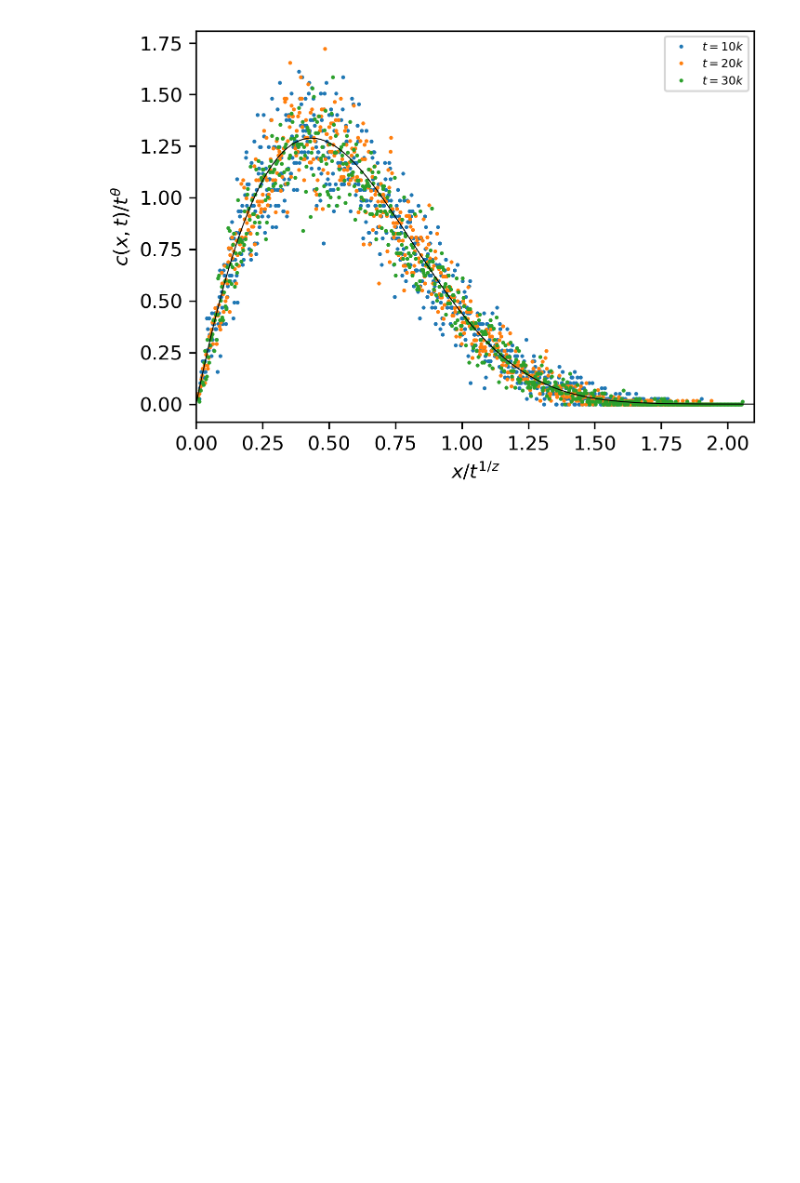
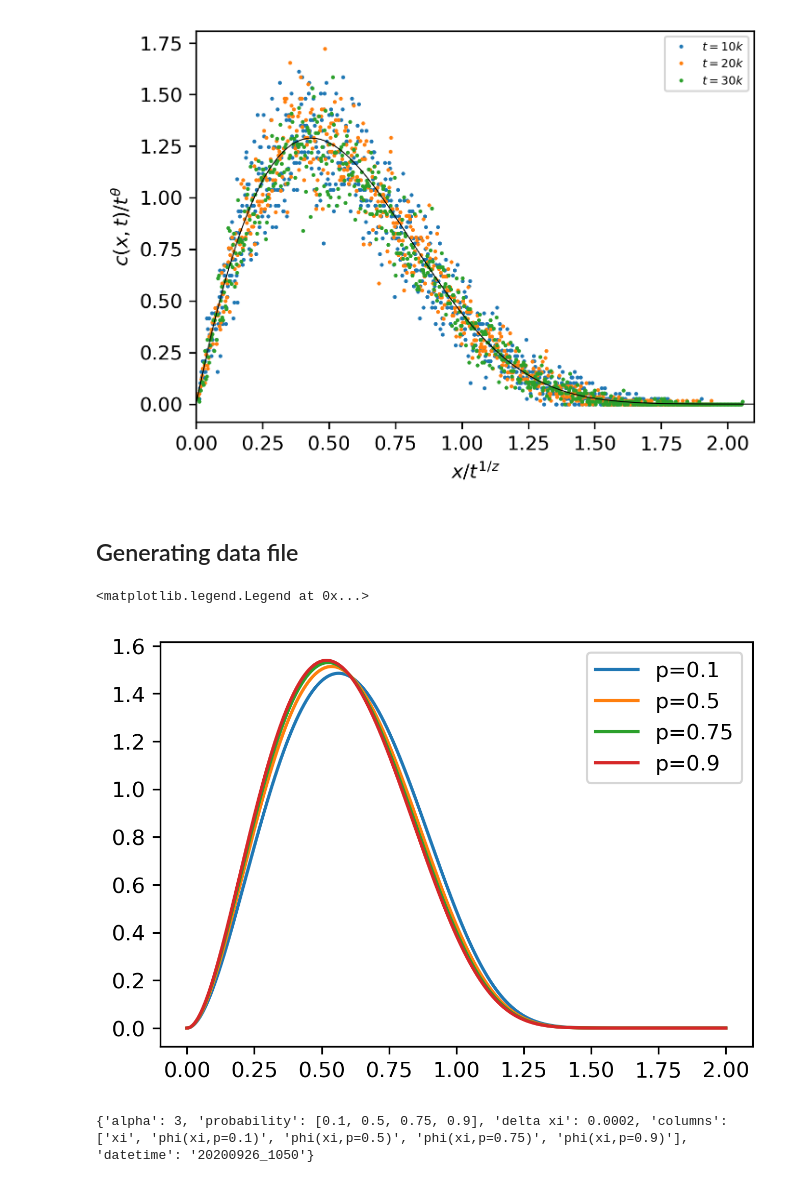
Before and after one commit to rahman-rakib/Stochastic-Fractal, a Jupyter notebook: main_jupyter/Latest_data_collapse_alpha_2_class.ipynb, the cells around one changed output. Cells and saved outputs as stored; diff of their text form; code cells hidden in the pictures; blank space fills up the shorter version.

Commit message:
one file for analytic function for alpha=3

```diff
--- a/main_jupyter/Latest_data_collapse_alpha_2_class.ipynb
+++ b/main_jupyter/Latest_data_collapse_alpha_2_class.ipynb
@@ -167,3 +167,51 @@ filename = fig_dir + signature + "_plot.pdf"
 plt.savefig(filename)
 # %% [output]
 [figure]
+# %% [markdown]
+## Generating data file
+# %%
+xi_list = np.linspace(0, 2, 10_001)
+
+data_dct = {}
+
+filename = 'phi_0_10_list.csv'
+phi_list = np.loadtxt(analytic_data_dir + filename)
+data_dct[0.1] = phi_list
+
+
+filename = 'phi_0_50_list.csv'
+phi_list = np.loadtxt(analytic_data_dir + filename)
+data_dct[0.5] = phi_list
+
+
+filename = 'phi_0_75_list.csv'
+phi_list = np.loadtxt(analytic_data_dir + filename)
+data_dct[0.75] = phi_list
+
+filename = 'phi_0_90_list.csv'
+phi_list = np.loadtxt(analytic_data_dir + filename)
+data_dct[0.9] = phi_list
+
+fig, axes = plt.subplots(1,1,figsize = (5,3.5),dpi = 300)
+for a in data_dct.keys():
+    phi = data_dct[a]
+    plt.plot(xi_list, phi, label="p={}".format(a))
+    pass
+
+plt.legend()
+# %% [output]
+<matplotlib.legend.Legend at 0x...>
+[figure, added]
+# %%
+header = {}
+header['alpha'] = 3
+header['probability'] = [0.1, 0.5, 0.75, 0.9]
+header['delta xi'] = 2/10_000
+header['columns'] = ['xi', 'phi(xi,p=0.1)', 'phi(xi,p=0.5)', 'phi(xi,p=0.75)', 'phi(xi,p=0.9)']
+import datetime
+import json
+dt = datetime.datetime.now()
+header['datetime'] = dt.strftime("%Y%m%d_%H%M")
+print(header)
+# %% [output]
+{'alpha': 3, 'probability': [0.1, 0.5, 0.75, 0.9], 'delta xi': 0.0002, 'columns': ['xi', 'phi(xi,p=0.1)', 'phi(xi,p=0.5)', 'phi(xi,p=0.75)', 'phi(xi,p=0.9)'], 'datetime': '20200926_1050'}
```
Also changed, not shown: parts of 4 cells of this notebook, 2 other files.
